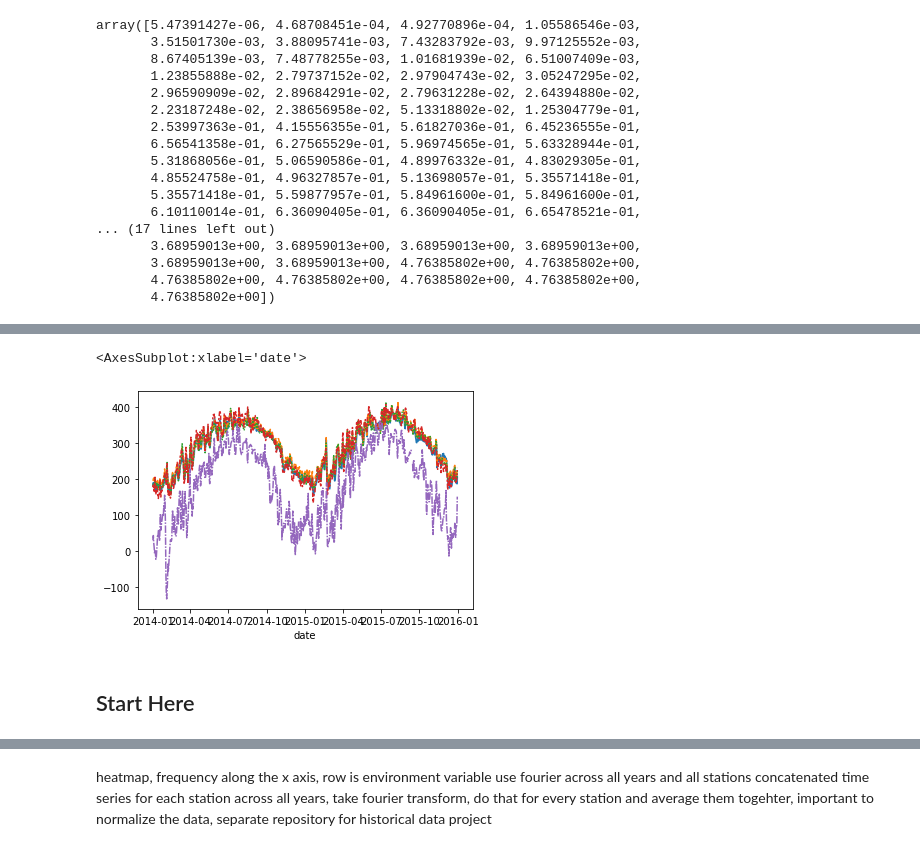
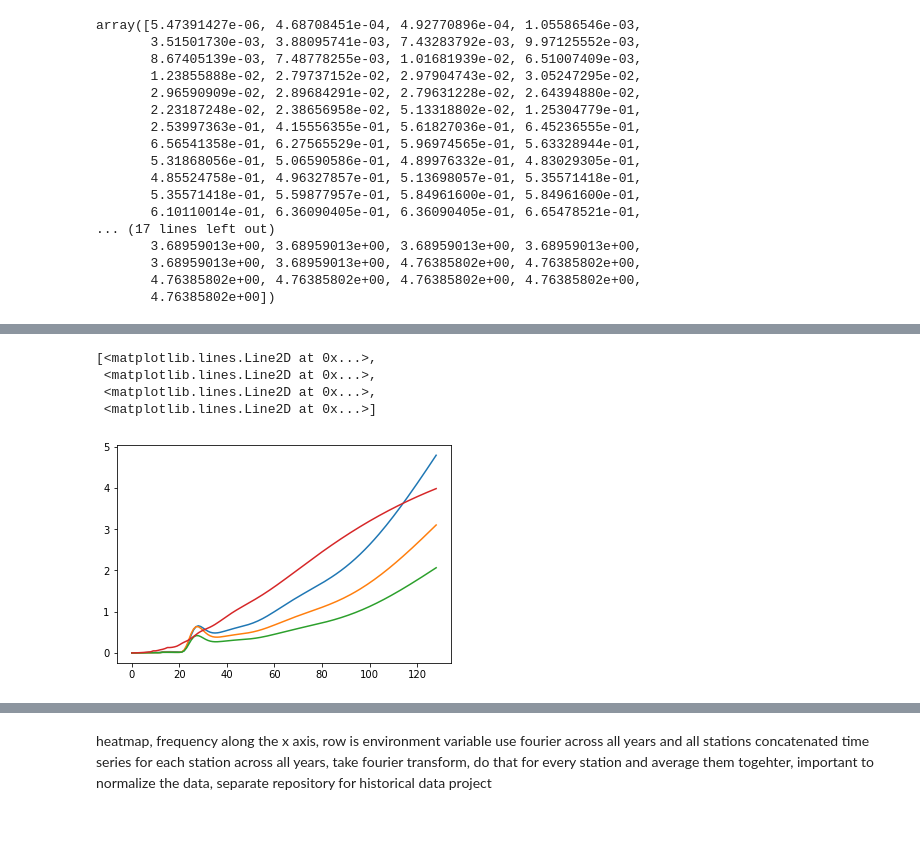
Before and after one commit to athena-ye/Historical-Data, a Jupyter notebook: Historical Data.ipynb, the cells around one changed output, grey strips where cells are left out. Drawn from its saved outputs; the diff is of its cells as text; code cells hidden in the pictures.

```diff
--- a/Historical Data.ipynb
+++ b/Historical Data.ipynb
@@ -499,0 +424,8 @@ hi = x1, tmax(x1)
+# %%
+interpolated = pd.DataFrame()
+for x in range(len(param)):
+    base = sci.interpolate.interp1d(1/hm.index[1:],hm.iloc[1:,x], kind = 'cubic')
+    xvalues = np.linspace(2,365*5, num = 129, endpoint = True)
+    interparray = base(xvalues)
+    series = pd.Series(interparray)
+    interpolated = pd.concat([interpolated, series], axis = 1)
@@ -541,8 +445,8 @@ Done with 1 year
-# %%
-hi = ultimate.sort_values(by='date')
-sns.lineplot(data = hi, legend = False)
-# %% [output]
-<AxesSubplot:xlabel='date'>
-[figure, removed]
-# %% [markdown]
-## Start Here
+# %%
+plt.plot(interpolated)
+# %% [output]
+[<matplotlib.lines.Line2D at 0x...>,
+ <matplotlib.lines.Line2D at 0x...>,
+ <matplotlib.lines.Line2D at 0x...>,
+ <matplotlib.lines.Line2D at 0x...>]
+[figure, added]
```
Also changed, not shown: parts of 23 cells of this notebook.
